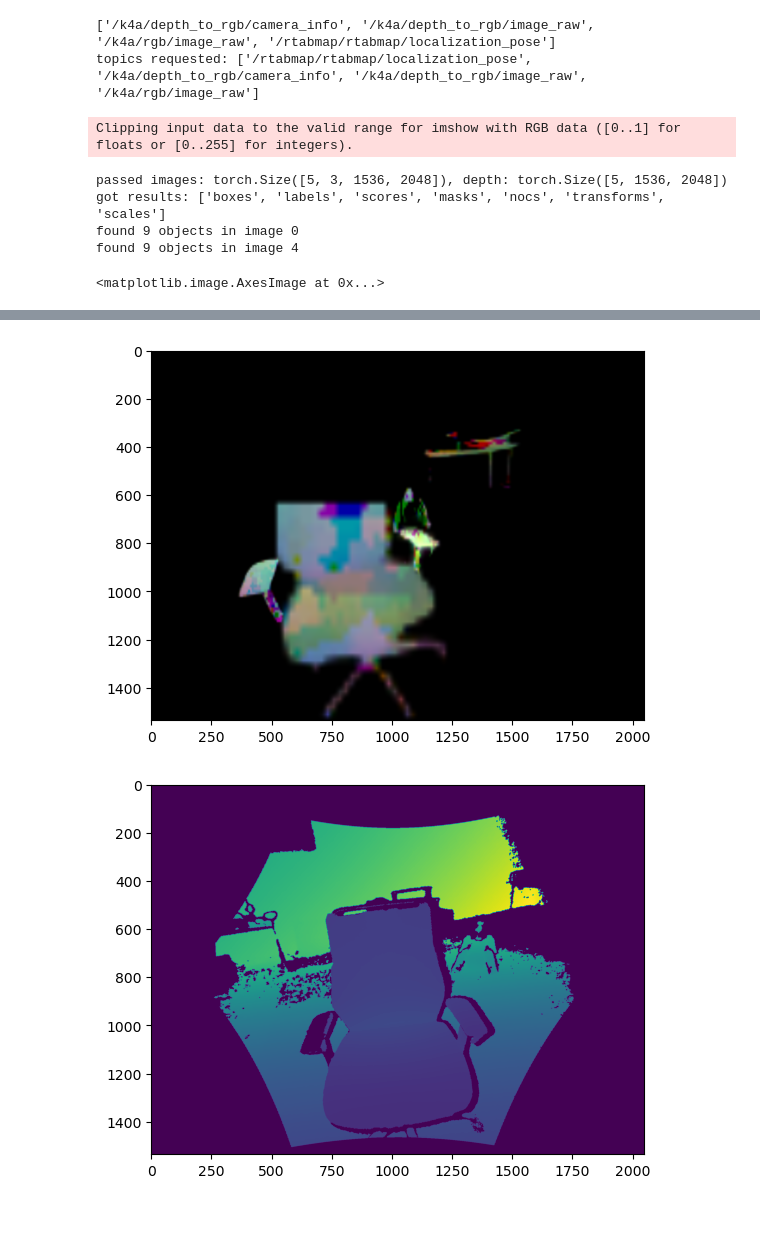
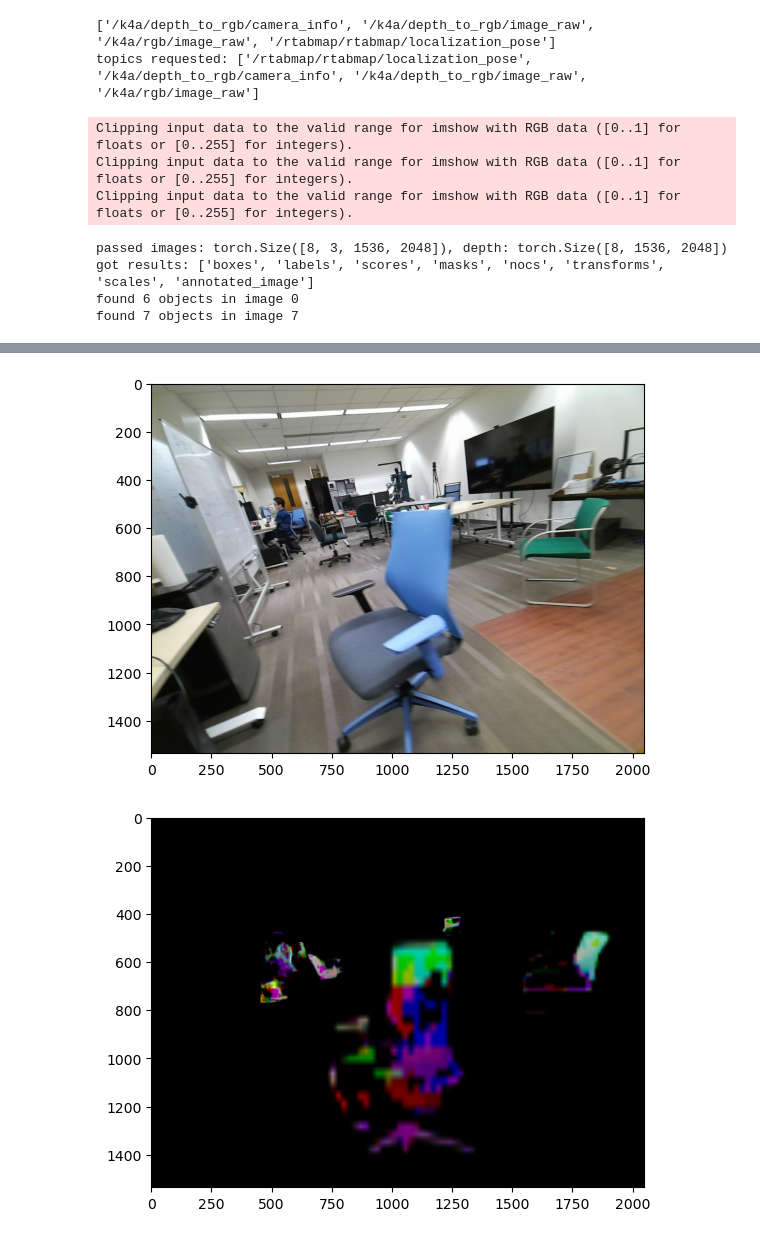
Before and after one commit to baldeeb/ganocs, a Jupyter notebook: experiments/on_real_data.ipynb, the cells around one changed output, grey strips where cells are left out. Saved outputs shown, nothing was run; the diff lists cells and outputs as text; code cells hidden in the pictures.

```diff
--- a/experiments/on_real_data.ipynb
+++ b/experiments/on_real_data.ipynb
@@ -48,23 +51,22 @@ det = NocsDetector(chkpt, K,
 import cv2
 import numpy as np
 
-# IMG_PATH = '/media/baldeeb/ssd2/Data/SpotStills/9_hand_color_image.jpg'
+IMG_PATH = '/media/baldeeb/ssd2/Data/SpotStills/9_hand_color_image.jpg'
 DEPTH_PATH = '/media/baldeeb/ssd2/Data/SpotStills/9_hand_depth_in_hand_color_frame.jpg'
 
-IMG_PATH = '/home/baldeeb/Downloads/IMG_7329.jpg'
-IMG_PATH = '/home/baldeeb/Code/bd_spot_wrapper/data/output/front_left/color/70_frontleft_fisheye_image.png'
-# IMG_PATH = '/media/baldeeb/ssd2/Data/SpotStills/11_hand_color_image.jpg'
+# IMG_PATH = '/home/baldeeb/Downloads/IMG_7329.jpg'
+# IMG_PATH = '/home/baldeeb/Code/bd_spot_wrapper/data/output/front_left/color/70_frontleft_fisheye_image.png'
+# # IMG_PATH = '/media/baldeeb/ssd2/Data/SpotStills/11_hand_color_image.jpg'
 
 images = cv2.imread(IMG_PATH)
 images = cv2.cvtColor(images, cv2.COLOR_BGR2RGB)
 images = images.transpose(2,0,1)[None] / 255.0
 images = images.astype(np.float32)
 depth = cv2.imread(DEPTH_PATH, cv2.IMREAD_ANYDEPTH)
-depth = depth[None] / 255.0
-depth = depth.astype(np.float32)
+depth = depth[None].astype(np.float32) / 100.0
 
-r = det(images, depth)
-print(f'found {len(r[0]["nocs"])} objects')
+results = det(images, depth)
+print(f'found {len(results[0]["nocs"])} objects')
 
 # images.shape, images.dtype, images.min(), images.max(), depth.shape, depth.dtype, depth.min(), depth.max()
 # %% [output]
@@ -95,7 +106,7 @@ torch.Size([5, 3, 640, 480])
 # %%
 from datasets.rosbag_dataset import RosbagReader, collate_fn, get_topics_in_path
 import torch
-bag_path = '/media/baldeeb/ssd2/Data/kinect/images_poses_camerainfo.bag'
+bag_path = '/media/baldeeb/ssd2/Data/kinect/long_bag_of_chairs.bag'
 
 print(get_topics_in_path(bag_path))
 
@@ -105,31 +116,37 @@ topic_names = {'/rtabmap/rtabmap/localization_pose': 'pose',
                '/k4a/rgb/image_raw': 'color',}
 print(f'topics requested: {list(topic_names.keys())}')
 
-dataset = RosbagReader(bag_path,
-                        # topics=list(topic_names.keys()),
-                        topic_name_map=topic_names)
+dataset = RosbagReader(bag_path, topic_names)
+images, data = collate_fn([dataset[i] for i in range(8)])
+depth = torch.stack([d['depth'] for d in data])
+# images.shape, images.dtype, images.min(), images.max(), depth.shape, depth.dtype, depth.min(), depth.max()
+data[0].keys()
+
+# Update intrinsics of the detector
+det._K = data[0]['intrinsics'].cpu().numpy()
 # %% [output]
 ['/k4a/depth_to_rgb/camera_info', '/k4a/depth_to_rgb/image_raw', '/k4a/rgb/image_raw', '/rtabmap/rtabmap/localization_pose']
 topics requested: ['/rtabmap/rtabmap/localization_pose', '/k4a/depth_to_rgb/camera_info', '/k4a/depth_to_rgb/image_raw', '/k4a/rgb/image_raw']
 # %%
-images, data = collate_fn([dataset[i] for i in range(5)])
-depth = torch.stack([d['depth'] for d in data])
 results = det(images, depth)
 
 print(f'passed images: {images.shape}, depth: {depth.shape}')
 print(f'got results: {list(results[0].keys())}')
 
-for i in [0, 4]:
-    img, r = images[i], results[i]
+for i in [0, 7]:
+    img, r = images[i].numpy(), results[i]
     print(f'found {len(r["nocs"])} objects in image {i}')
     print_all(img, r)
+    # print_separate(img, r)
+    plt.figure(); plt.imshow(r['annotated_image'])
 
-plt.figure()
-plt.imshow(depth[0].cpu().numpy())
+# plt.figure()
+# plt.imshow(depth[0].cpu().numpy())
 # %% [output]
 Clipping input data to the valid range for imshow with RGB data ([0..1] for floats or [0..255] for integers).
+Clipping input data to the valid range for imshow with RGB data ([0..1] for floats or [0..255] for integers).
+Clipping input data to the valid range for imshow with RGB data ([0..1] for floats or [0..255] for integers).
-passed images: torch.Size([5, 3, 1536, 2048]), depth: torch.Size([5, 1536, 2048])
-got results: ['boxes', 'labels', 'scores', 'masks', 'nocs', 'transforms', 'scales']
-found 9 objects in image 0
-found 9 objects in image 4
+passed images: torch.Size([8, 3, 1536, 2048]), depth: torch.Size([8, 1536, 2048])
+got results: ['boxes', 'labels', 'scores', 'masks', 'nocs', 'transforms', 'scales', 'annotated_image']
+found 6 objects in image 0
+found 7 objects in image 7
-<matplotlib.image.AxesImage at 0x...>
@@ -139,2 +156,2 @@ found 9 objects in image 4
-[figure, old version]
+[figure, new version]
-[figure, old version]
+[figure, new version]
```
Also changed, not shown: parts of 5 cells of this notebook, 12 other files.
